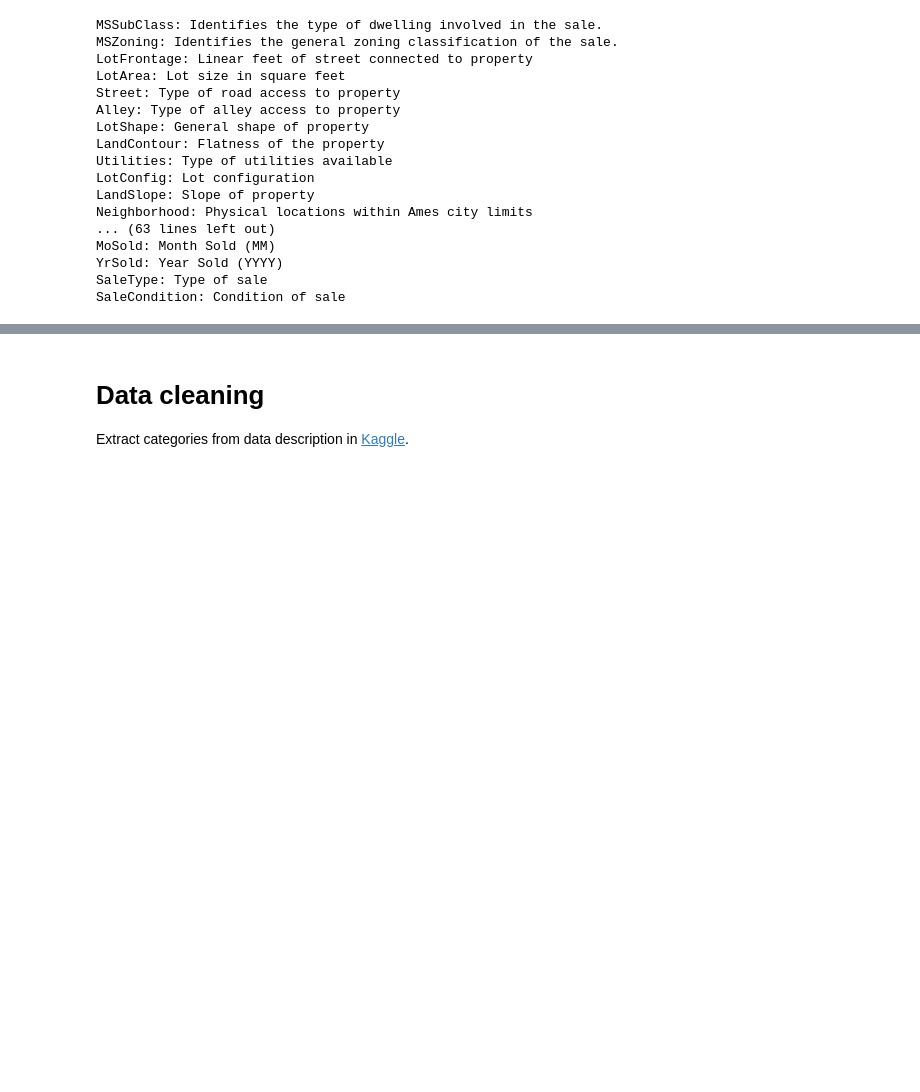
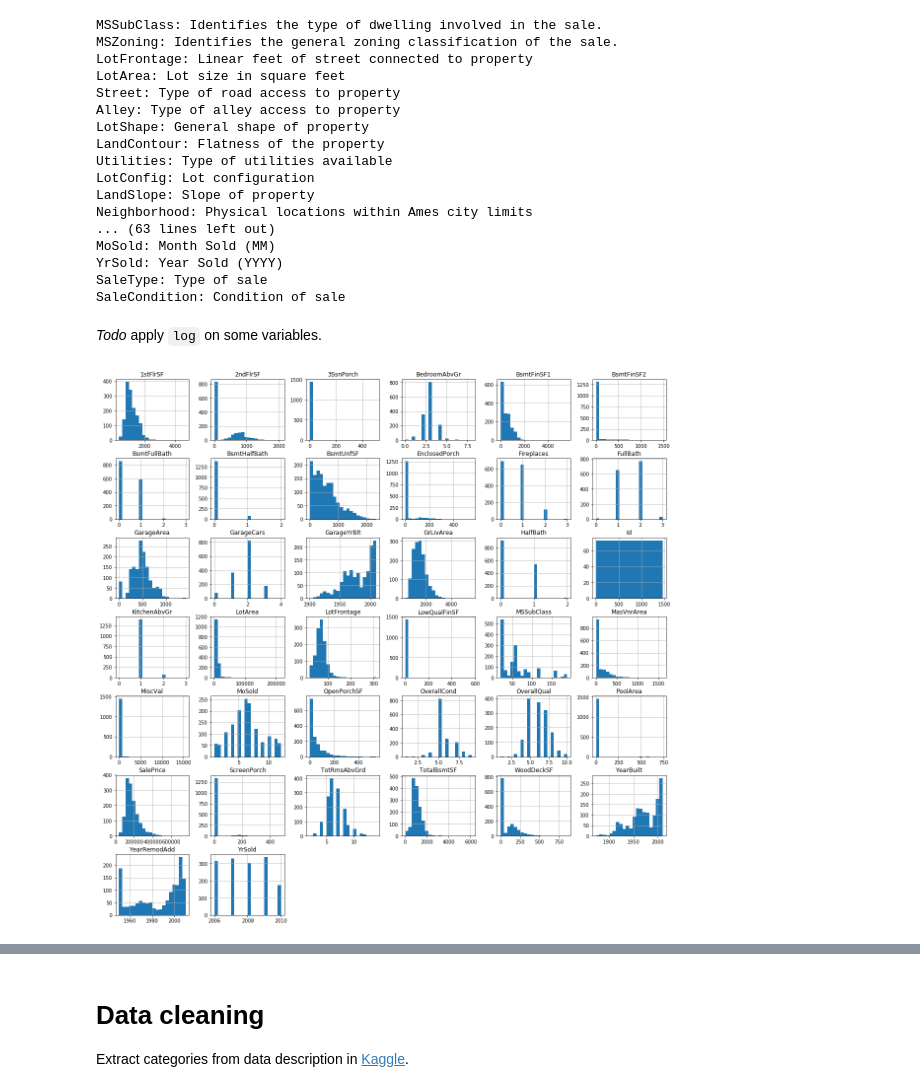
Before and after one commit to efbulle/datascience_exp, a Jupyter notebook: housing.ipynb, the cells around one changed output, grey strips where cells are left out. Drawn from its saved outputs; the diff is of its cells as text; code cells hidden in the pictures; blank space fills up the shorter version.

```diff
--- a/housing.ipynb
+++ b/housing.ipynb
@@ -81,3 +85,9 @@ MoSold: Month Sold (MM)
 YrSold: Year Sold (YYYY)
 SaleType: Type of sale
 SaleCondition: Condition of sale
+# %% [markdown]
+*Todo* apply `log` on some variables.
+# %%
+train.hist(bins=20, figsize=(20,20));
+# %% [output]
+[figure, added]
```
Also changed, not shown: parts of 21 cells of this notebook, 1 other file.
